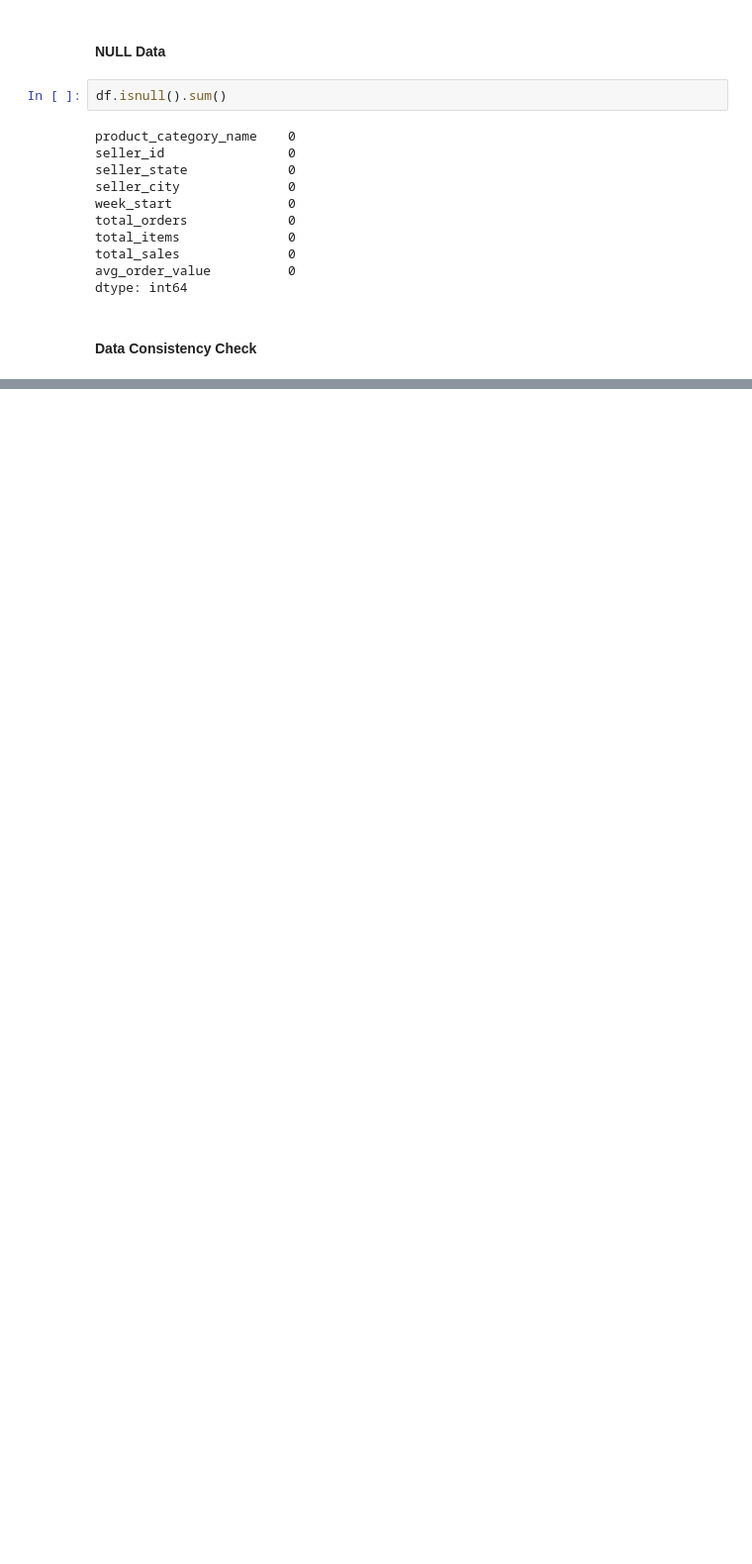
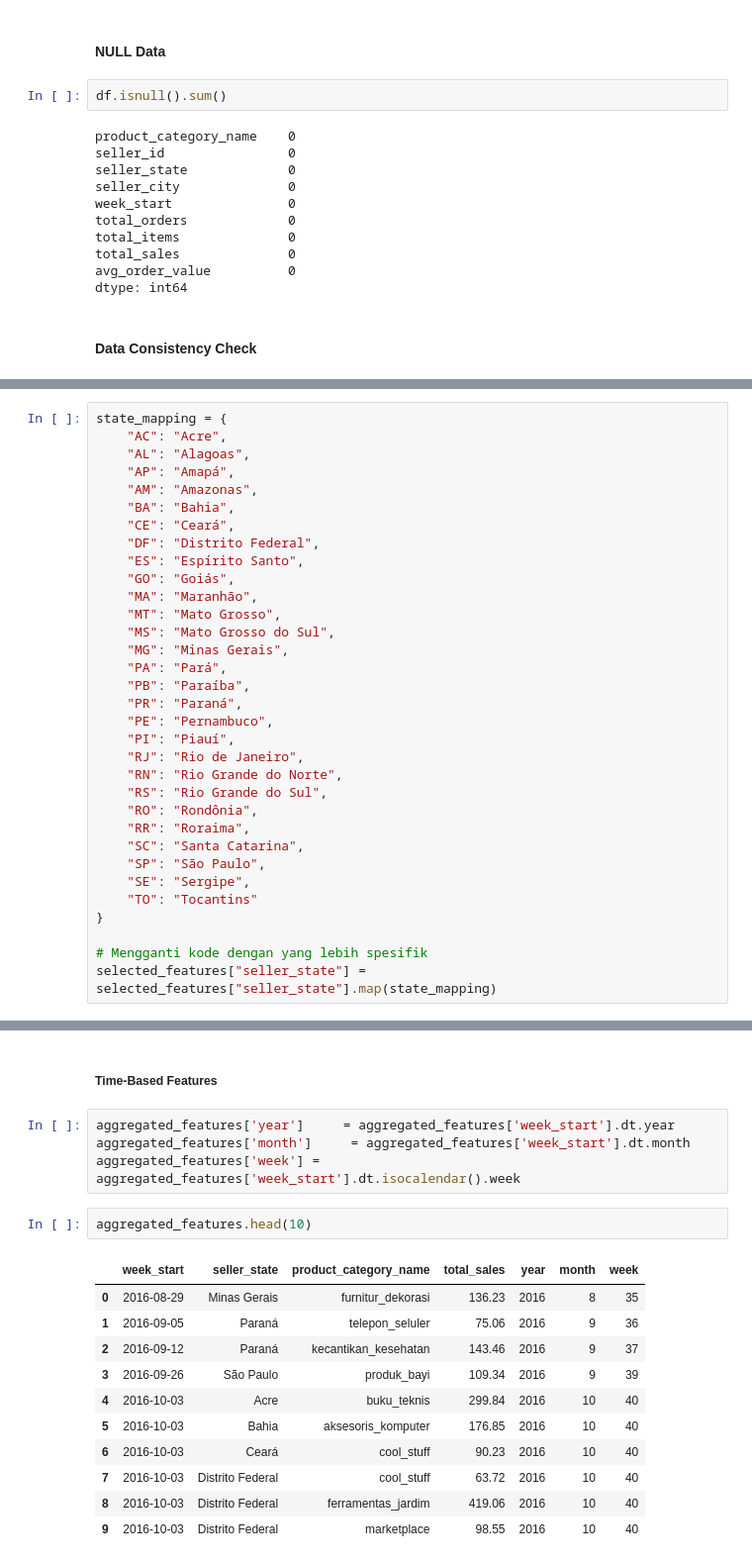
Before and after one commit to andiachmad/olist-ml, a Jupyter notebook: notebooks/preprocessing.ipynb, the cells around one changed output, grey strips where cells are left out. Shown: that part at 99% size. Drawn from its saved outputs; the diff is of its cells as text; blank space fills up the shorter version.

Commit message:
Switching Goals Output to Time Series & Fix Every Preprocessing Stage v.1

```diff
--- a/notebooks/preprocessing.ipynb
+++ b/notebooks/preprocessing.ipynb
@@ -291,0 +185,33 @@ f:\Portofolio\Olist-Ml\notebooks
+# %%
+state_mapping = {
+    "AC": "Acre",
+    "AL": "Alagoas",
+    "AP": "Amapá",
+    "AM": "Amazonas",
+    "BA": "Bahia",
+    "CE": "Ceará",
+    "DF": "Distrito Federal",
+    "ES": "Espírito Santo",
+    "GO": "Goiás",
+    "MA": "Maranhão",
+    "MT": "Mato Grosso",
+    "MS": "Mato Grosso do Sul",
+    "MG": "Minas Gerais",
+    "PA": "Pará",
+    "PB": "Paraíba",
+    "PR": "Paraná",
+    "PE": "Pernambuco",
+    "PI": "Piauí",
+    "RJ": "Rio de Janeiro",
+    "RN": "Rio Grande do Norte",
+    "RS": "Rio Grande do Sul",
+    "RO": "Rondônia",
+    "RR": "Roraima",
+    "SC": "Santa Catarina",
+    "SP": "São Paulo",
+    "SE": "Sergipe",
+    "TO": "Tocantins"
+}
+
+# Mengganti kode dengan yang lebih spesifik
+selected_features["seller_state"] = selected_features["seller_state"].map(state_mapping)
@@ -291,0 +244,20 @@ f:\Portofolio\Olist-Ml\notebooks
+# %% [markdown]
+##### Time-Based Features
+# %%
+aggregated_features['year']     = aggregated_features['week_start'].dt.year
+aggregated_features['month']     = aggregated_features['week_start'].dt.month
+aggregated_features['week'] = aggregated_features['week_start'].dt.isocalendar().week
+# %%
+aggregated_features.head(10)
+# %% [output]
+|  | week_start | seller_state | product_category_name | total_sales | year | month | week |
+| 0 | 2016-08-29 | Minas Gerais | furnitur_dekorasi | 136.23 | 2016 | 8 | 35 |
+| 1 | 2016-09-05 | Paraná | telepon_seluler | 75.06 | 2016 | 9 | 36 |
+| 2 | 2016-09-12 | Paraná | kecantikan_kesehatan | 143.46 | 2016 | 9 | 37 |
+| 3 | 2016-09-26 | São Paulo | produk_bayi | 109.34 | 2016 | 9 | 39 |
+| 4 | 2016-10-03 | Acre | buku_teknis | 299.84 | 2016 | 10 | 40 |
+| 5 | 2016-10-03 | Bahia | aksesoris_komputer | 176.85 | 2016 | 10 | 40 |
+| 6 | 2016-10-03 | Ceará | cool_stuff | 90.23 | 2016 | 10 | 40 |
+| 7 | 2016-10-03 | Distrito Federal | cool_stuff | 63.72 | 2016 | 10 | 40 |
+| 8 | 2016-10-03 | Distrito Federal | ferramentas_jardim | 419.06 | 2016 | 10 | 40 |
+| 9 | 2016-10-03 | Distrito Federal | marketplace | 98.55 | 2016 | 10 | 40 |
```
Also changed, not shown: parts of 49 cells of this notebook, 2 other files.
